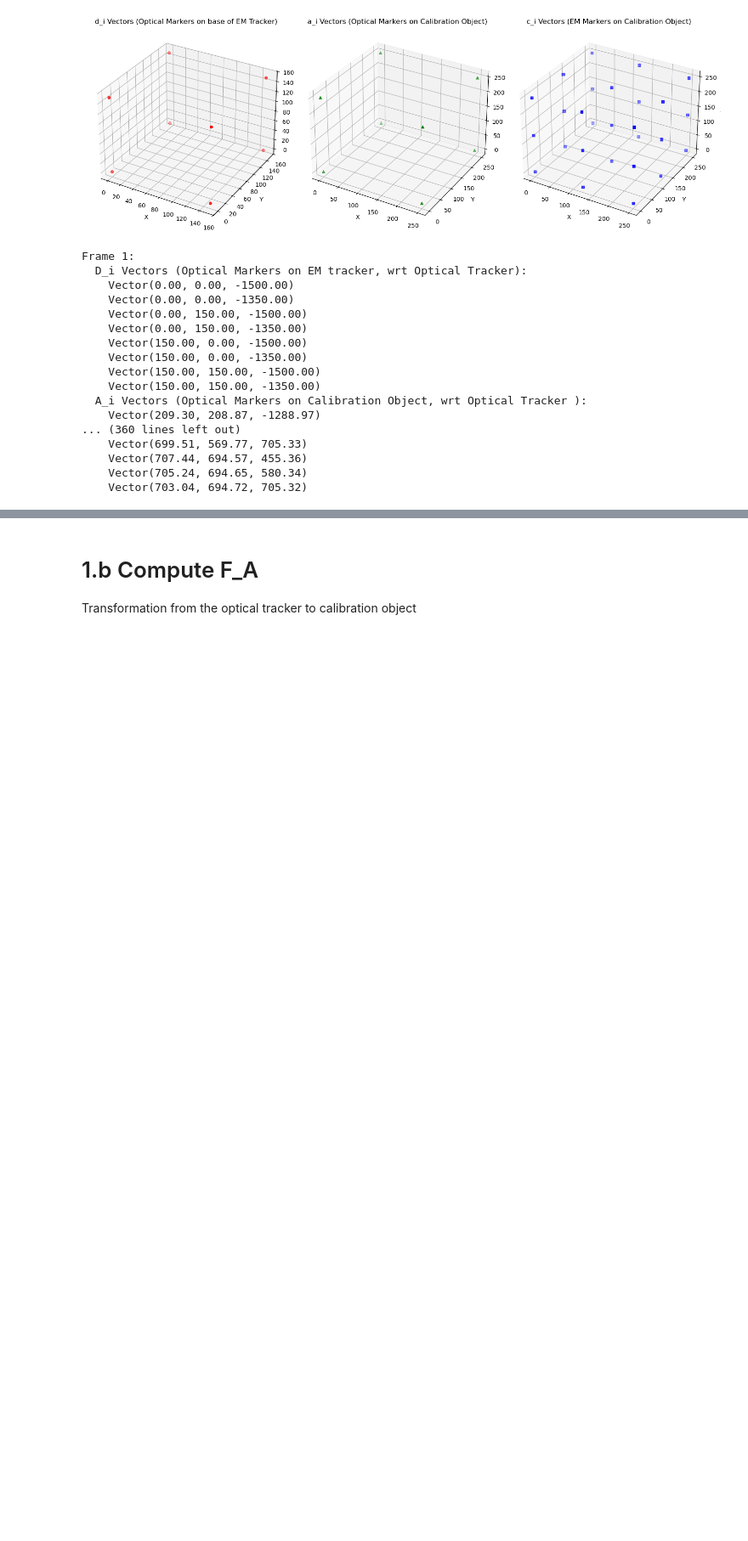
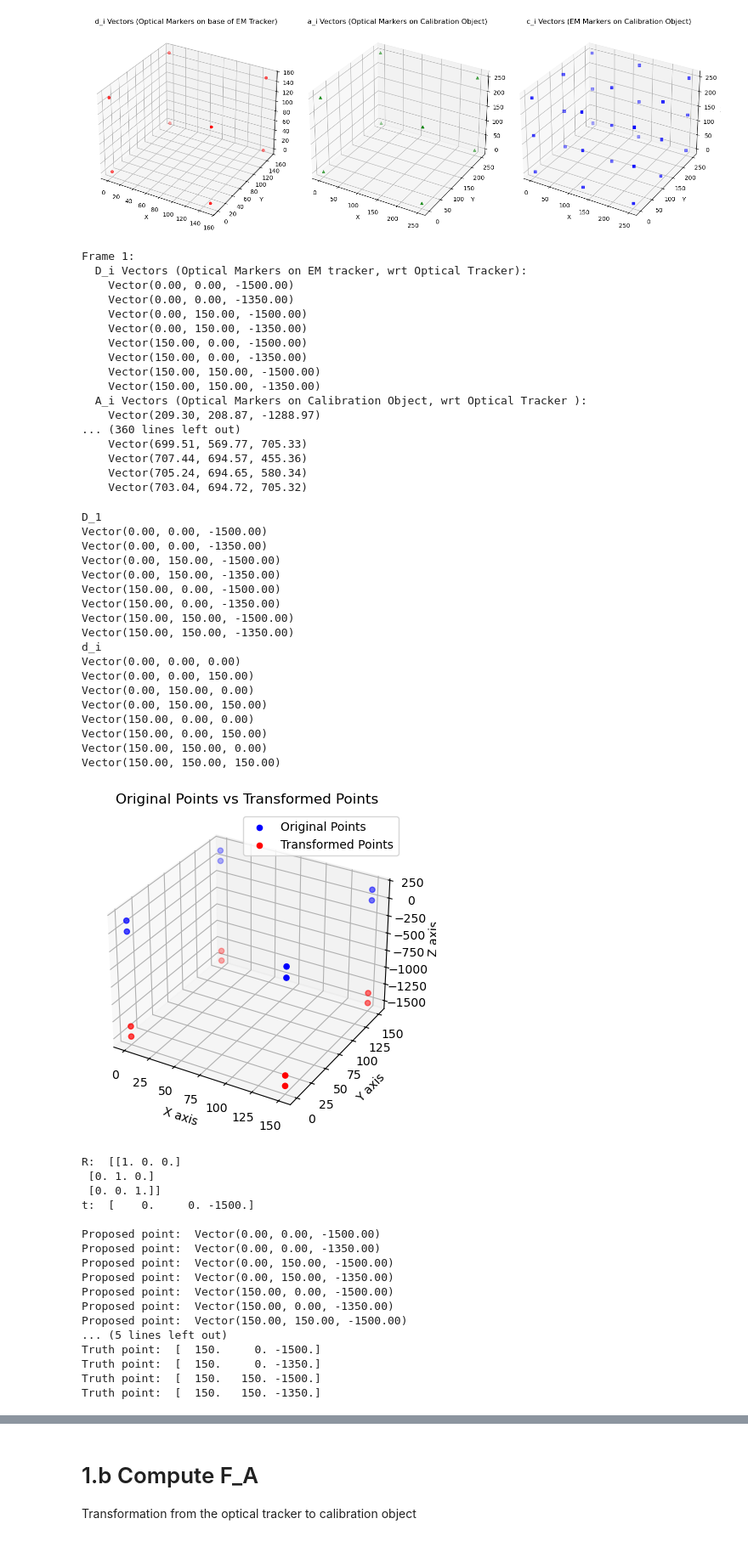
Before and after one commit to Rapuris/CIS1, a Jupyter notebook: PA1/Run dataset a.ipynb, the cells around one changed output, grey strips where cells are left out. Shown at 85% size. Drawn from its saved outputs; the diff is of its cells as text; code cells hidden in the pictures; blank space fills up the shorter version.

```diff
--- a/PA1/Run dataset a.ipynb
+++ b/PA1/Run dataset a.ipynb
@@ -94,3 +94,76 @@ Frame 1:
     Vector(707.44, 694.57, 455.36)
     Vector(705.24, 694.65, 580.34)
     Vector(703.04, 694.72, 705.32)
+# %%
+print("D_1")
+for vec in frames_data[1]['D_vectors']:
+    print(vec)
+
+print("d_i")
+for vec in d_vectors:
+    print(vec)
+
+Debug.plot_original_vs_transformed(d_vectors, frames_data[1]['D_vectors'])
+
+D = Debug.vectors_to_numpy(frames_data[1]['D_vectors'])
+d = Debug.vectors_to_numpy(d_vectors)
+
+R, t = LA.point_cloud_registration_least_squares(D, d)
+
+print("R: ", R)
+print("t: ", t, "\n")
+
+# R is supposed to be identityt
+# t is supposed to be [0,0,1500]
+
+# R = np.eye(3)
+# t = np.array([0, 0, -1500])
+
+Proposed_transformation_matrix = LA.Frame(R, t)
+Proposed_transformed_points = LA.transform_points(Proposed_transformation_matrix, d_vectors)
+
+for point in Proposed_transformed_points:
+    print("Proposed point: " ,point)
+
+for point in D:
+    print("Truth point: ", point)
+
+
+Debug.plot_original_vs_transformed(frames_data[1]['D_vectors'], Proposed_transformed_points)
+# %% [output]
+D_1
+Vector(0.00, 0.00, -1500.00)
+Vector(0.00, 0.00, -1350.00)
+Vector(0.00, 150.00, -1500.00)
+Vector(0.00, 150.00, -1350.00)
+Vector(150.00, 0.00, -1500.00)
+Vector(150.00, 0.00, -1350.00)
+Vector(150.00, 150.00, -1500.00)
+Vector(150.00, 150.00, -1350.00)
+d_i
+Vector(0.00, 0.00, 0.00)
+Vector(0.00, 0.00, 150.00)
+Vector(0.00, 150.00, 0.00)
+Vector(0.00, 150.00, 150.00)
+Vector(150.00, 0.00, 0.00)
+Vector(150.00, 0.00, 150.00)
+Vector(150.00, 150.00, 0.00)
+Vector(150.00, 150.00, 150.00)
+[figure, added]
+R:  [[1. 0. 0.]
+ [0. 1. 0.]
+ [0. 0. 1.]]
+t:  [    0.     0. -1500.]
+
+Proposed point:  Vector(0.00, 0.00, -1500.00)
+Proposed point:  Vector(0.00, 0.00, -1350.00)
+Proposed point:  Vector(0.00, 150.00, -1500.00)
+Proposed point:  Vector(0.00, 150.00, -1350.00)
+Proposed point:  Vector(150.00, 0.00, -1500.00)
+Proposed point:  Vector(150.00, 0.00, -1350.00)
+Proposed point:  Vector(150.00, 150.00, -1500.00)
+... (5 lines left out)
+Truth point:  [  150.     0. -1500.]
+Truth point:  [  150.     0. -1350.]
+Truth point:  [  150.   150. -1500.]
+Truth point:  [  150.   150. -1350.]
```
Also changed, not shown: parts of 4 cells of this notebook, 2 other files.
